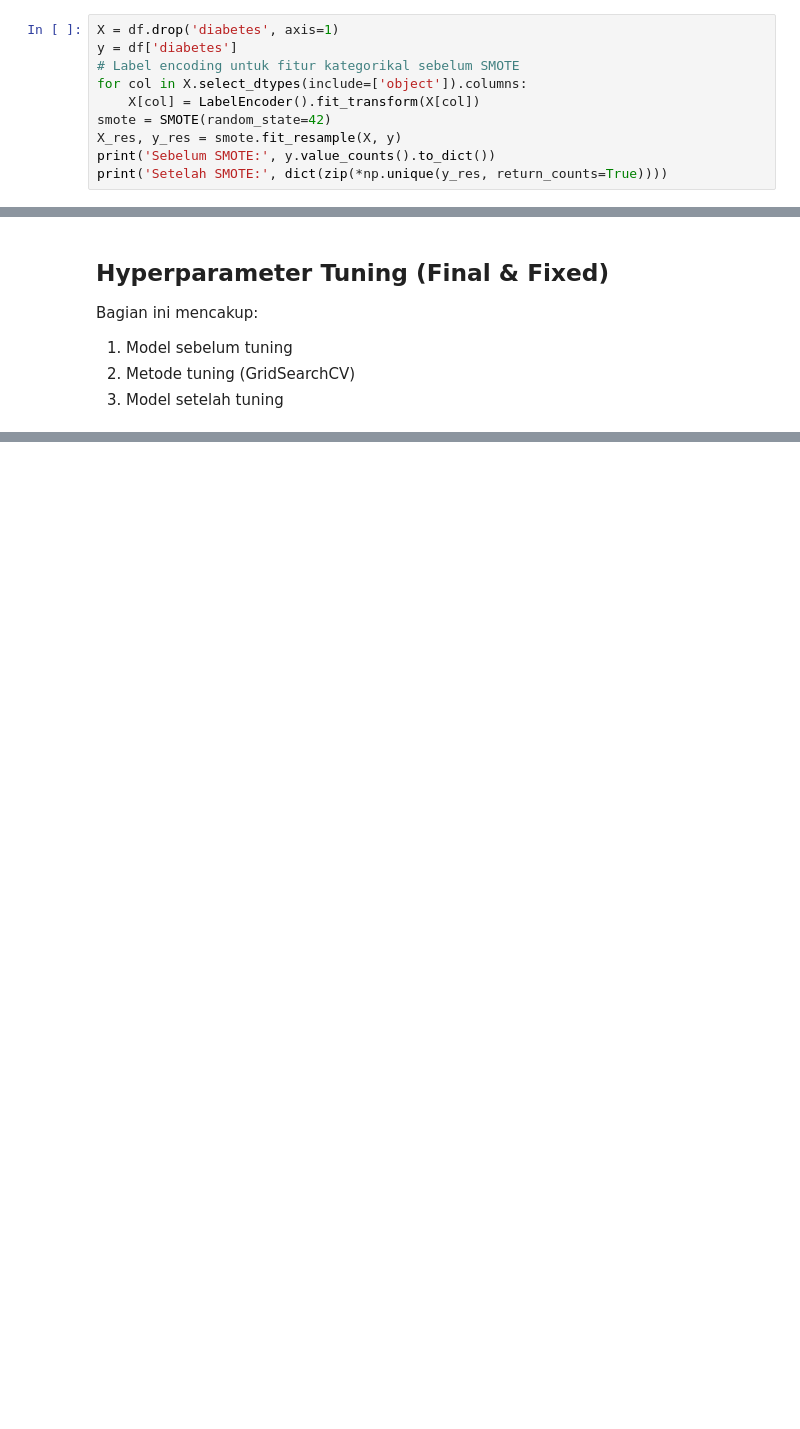
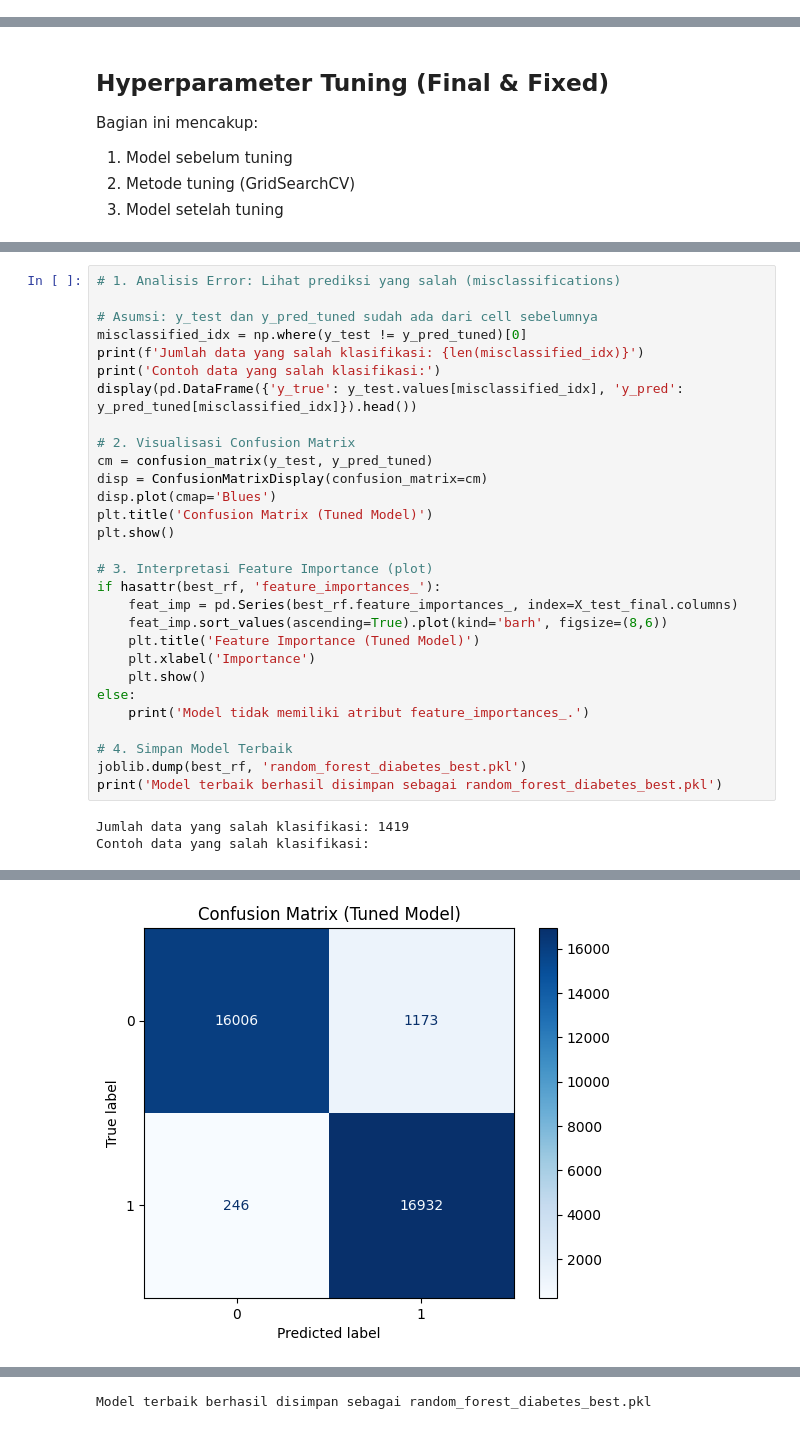
Before and after one commit to WhisnuAbraham/Projek_MachileLearning_Kelompok_10, a Jupyter notebook: diabetes_classification.ipynb, the cells around one changed output, grey strips where cells are left out. Drawn from its saved outputs; the diff is of its cells as text; blank space fills up the shorter version.

```diff
--- a/diabetes_classification.ipynb
+++ b/diabetes_classification.ipynb
@@ -203,12 +188,2 @@ Error:
 # %% [markdown]
 Handle Data Imbalance
-# %%
-X = df.drop('diabetes', axis=1)
-y = df['diabetes']
-# Label encoding untuk fitur kategorikal sebelum SMOTE
-for col in X.select_dtypes(include=['object']).columns:
-    X[col] = LabelEncoder().fit_transform(X[col])
-smote = SMOTE(random_state=42)
-X_res, y_res = smote.fit_resample(X, y)
-print('Sebelum SMOTE:', y.value_counts().to_dict())
-print('Setelah SMOTE:', dict(zip(*np.unique(y_res, return_counts=True))))
@@ -536,0 +586,32 @@ print(f"\nRingkasan: Ada perubahan akurasi sebesar {improvement:+.2f}% setelah t
+# %%
+# 1. Analisis Error: Lihat prediksi yang salah (misclassifications)
+
+# Asumsi: y_test dan y_pred_tuned sudah ada dari cell sebelumnya
+misclassified_idx = np.where(y_test != y_pred_tuned)[0]
+print(f'Jumlah data yang salah klasifikasi: {len(misclassified_idx)}')
+print('Contoh data yang salah klasifikasi:')
+display(pd.DataFrame({'y_true': y_test.values[misclassified_idx], 'y_pred': y_pred_tuned[misclassified_idx]}).head())
+
+# 2. Visualisasi Confusion Matrix
+cm = confusion_matrix(y_test, y_pred_tuned)
+disp = ConfusionMatrixDisplay(confusion_matrix=cm)
+disp.plot(cmap='Blues')
+plt.title('Confusion Matrix (Tuned Model)')
+plt.show()
+
+# 3. Interpretasi Feature Importance (plot)
+if hasattr(best_rf, 'feature_importances_'):
+    feat_imp = pd.Series(best_rf.feature_importances_, index=X_test_final.columns)
+    feat_imp.sort_values(ascending=True).plot(kind='barh', figsize=(8,6))
+    plt.title('Feature Importance (Tuned Model)')
+    plt.xlabel('Importance')
+    plt.show()
+else:
+    print('Model tidak memiliki atribut feature_importances_.')
+
+# 4. Simpan Model Terbaik
+joblib.dump(best_rf, 'random_forest_diabetes_best.pkl')
+print('Model terbaik berhasil disimpan sebagai random_forest_diabetes_best.pkl')
+# %% [output]
+Jumlah data yang salah klasifikasi: 1419
+Contoh data yang salah klasifikasi:
@@ -536,0 +624 @@ print(f"\nRingkasan: Ada perubahan akurasi sebesar {improvement:+.2f}% setelah t
+[figure, added]
@@ -536,0 +626 @@ print(f"\nRingkasan: Ada perubahan akurasi sebesar {improvement:+.2f}% setelah t
+Model terbaik berhasil disimpan sebagai random_forest_diabetes_best.pkl
```
Also changed, not shown: parts of 27 cells of this notebook, 3 other files.
